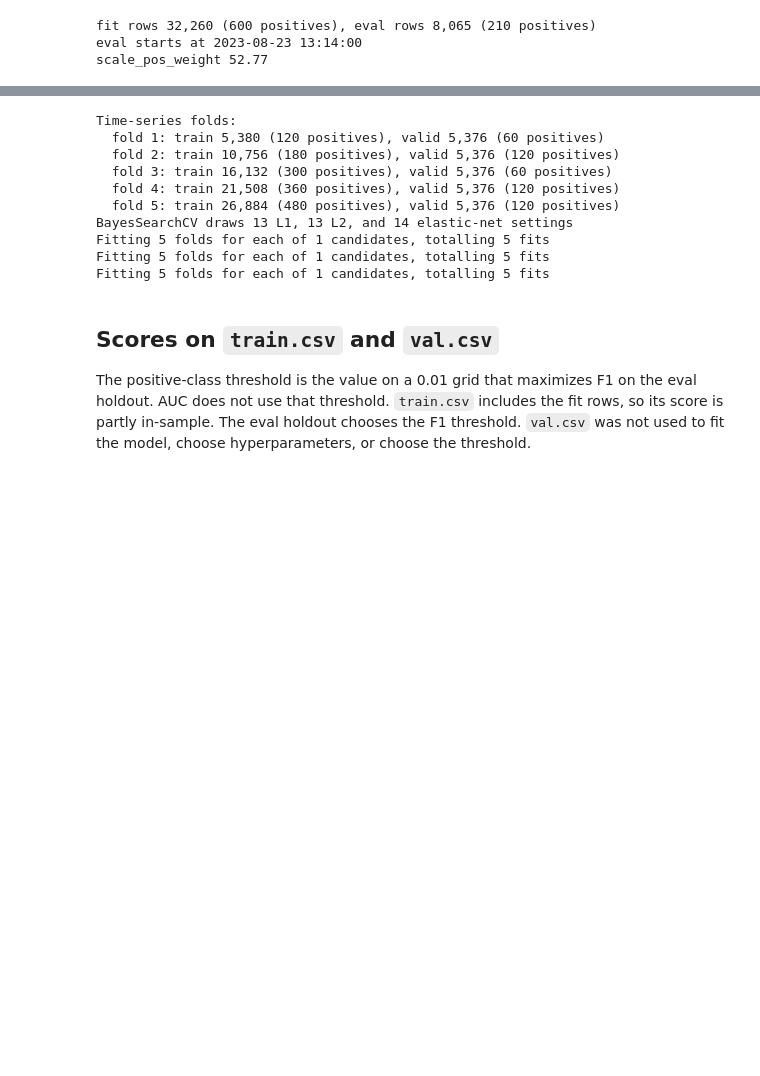
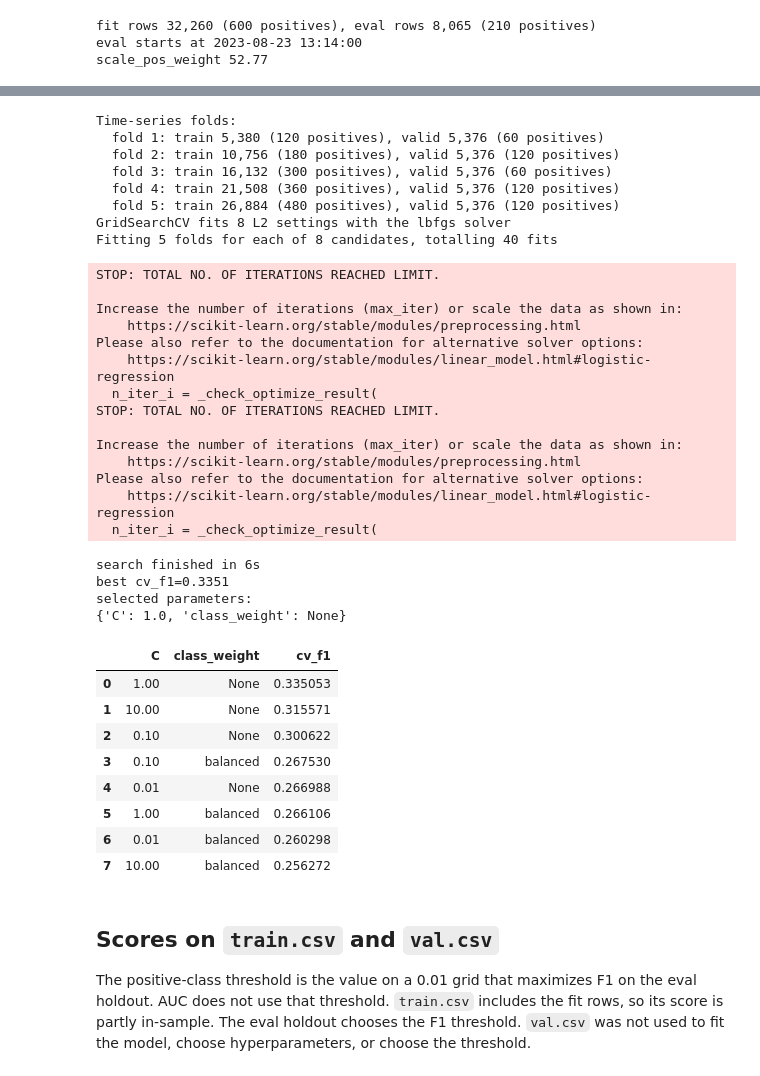
Before and after one commit to christdh00/IBM_Z_Datathon, a Jupyter notebook: logistic_regression.ipynb, the cells around one changed output, grey strips where cells are left out. Saved outputs shown, nothing was run; the diff lists cells and outputs as text; code cells hidden in the pictures; blank space fills up the shorter version.

```diff
--- a/logistic_regression.ipynb
+++ b/logistic_regression.ipynb
@@ -16,9 +16,7 @@ import numpy as np
 import pandas as pd
 from sklearn.linear_model import LogisticRegression
 from sklearn.metrics import f1_score, roc_auc_score
-from sklearn.model_selection import TimeSeriesSplit
-from skopt import BayesSearchCV
-from skopt.space import Categorical, Real
+from sklearn.model_selection import GridSearchCV, TimeSeriesSplit
 
 from pipeline_functions import encode_oxygen_over_threshold, lag_window
 
@@ -30,11 +28,10 @@ TARGET = "PW_0.5h"
 READING_WINDOW = 30
 EVAL_FRACTION = 0.20
 N_SPLITS = 5
-N_TRIALS = 40
 RANDOM_SEED = 42
 
-# saga accepts L1, L2, and elastic net. The cap is a convergence budget, not a searched parameter.
-MAX_ITER = 5000
+# lbfgs fits an L2 penalty and stops when it converges. This is only a cap.
+MAX_ITER = 200
 # %% [markdown]
 ## Load and lag
 
@@ -140,21 +137,10 @@ def validation_f1(estimator, features, labels):
     return best_f1(labels, proba)
 
 
-def penalty_space(penalty):
-    space = {
-        "penalty": Categorical([penalty]),
-        "C": Real(1e-3, 1e3, prior="log-uniform"),
-        "class_weight": Categorical([None, "balanced"]),
-        "fit_intercept": Categorical([True, False]),
-    }
-    if penalty == "elasticnet":
-        space["l1_ratio"] = Real(0.0, 1.0)
-    return space
-
-
-l1_trials = N_TRIALS // 3
-l2_trials = N_TRIALS // 3
-elastic_trials = N_TRIALS - l1_trials - l2_trials
+param_grid = {
+    "C": [0.01, 0.1, 1.0, 10.0],
+    "class_weight": [None, "balanced"],
+}
 
 print("Time-series folds:")
 splitter = TimeSeriesSplit(n_splits=N_SPLITS)
@@ -165,61 +151,81 @@ for fold, (train_idx, valid_idx) in enumerate(splitter.split(X_fit), start=1):
         f"  fold {fold}: train {len(train_idx):,} ({int(y_fit.iloc[train_idx].sum())} positives), "
         f"valid {len(valid_idx):,} ({int(y_fit.iloc[valid_idx].sum())} positives)"
     )
-print(
-    f"BayesSearchCV draws {l1_trials} L1, {l2_trials} L2, and {elastic_trials} elastic-net settings"
-)
+n_settings = len(param_grid["C"]) * len(param_grid["class_weight"])
+print(f"GridSearchCV fits {n_settings} L2 settings with the lbfgs solver")
 
-search = BayesSearchCV(
+search = GridSearchCV(
     LogisticRegression(
-        solver="saga",
+        penalty="l2",
+        solver="lbfgs",
         max_iter=MAX_ITER,
         random_state=RANDOM_SEED,
     ),
-    [
-        (penalty_space("l1"), l1_trials),
-        (penalty_space("l2"), l2_trials),
-        (penalty_space("elasticnet"), elastic_trials),
-    ],
+    param_grid,
     cv=splitter,
     scoring=validation_f1,
     n_jobs=-1,
     refit=True,
-    random_state=RANDOM_SEED,
     verbose=1,
 )
 started = time.perf_counter()
 search.fit(X_fit, y_fit)
 final_model = search.best_estimator_
 print(f"\nsearch finished in {time.perf_counter() - started:.0f}s")
 print(f"best cv_f1={search.best_score_:.4f}")
 print("selected parameters:")
 print(dict(search.best_params_))
 
 trial_results = (
     pd.DataFrame(
         [
             {**params, "cv_f1": score}
             for params, score in zip(
                 search.cv_results_["params"],
                 search.cv_results_["mean_test_score"],
             )
         ]
     )
     .sort_values("cv_f1", ascending=False)
     .reset_index(drop=True)
 )
 trial_results
 # %% [output]
 Time-series folds:
   fold 1: train 5,380 (120 positives), valid 5,376 (60 positives)
   fold 2: train 10,756 (180 positives), valid 5,376 (120 positives)
   fold 3: train 16,132 (300 positives), valid 5,376 (60 positives)
   fold 4: train 21,508 (360 positives), valid 5,376 (120 positives)
   fold 5: train 26,884 (480 positives), valid 5,376 (120 positives)
-BayesSearchCV draws 13 L1, 13 L2, and 14 elastic-net settings
-Fitting 5 folds for each of 1 candidates, totalling 5 fits
-Fitting 5 folds for each of 1 candidates, totalling 5 fits
-Fitting 5 folds for each of 1 candidates, totalling 5 fits
+GridSearchCV fits 8 L2 settings with the lbfgs solver
+Fitting 5 folds for each of 8 candidates, totalling 40 fits
+STOP: TOTAL NO. OF ITERATIONS REACHED LIMIT.
+
+Increase the number of iterations (max_iter) or scale the data as shown in:
+    https://scikit-learn.org/stable/modules/preprocessing.html
+Please also refer to the documentation for alternative solver options:
+    https://scikit-learn.org/stable/modules/linear_model.html#logistic-regression
+  n_iter_i = _check_optimize_result(
+STOP: TOTAL NO. OF ITERATIONS REACHED LIMIT.
+
+Increase the number of iterations (max_iter) or scale the data as shown in:
+    https://scikit-learn.org/stable/modules/preprocessing.html
+Please also refer to the documentation for alternative solver options:
+    https://scikit-learn.org/stable/modules/linear_model.html#logistic-regression
+  n_iter_i = _check_optimize_result(
+search finished in 6s
+best cv_f1=0.3351
+selected parameters:
+{'C': 1.0, 'class_weight': None}
+|  | C | class_weight | cv_f1 |
+| 0 | 1.00 | None | 0.335053 |
+| 1 | 10.00 | None | 0.315571 |
+| 2 | 0.10 | None | 0.300622 |
+| 3 | 0.10 | balanced | 0.267530 |
+| 4 | 0.01 | None | 0.266988 |
+| 5 | 1.00 | balanced | 0.266106 |
+| 6 | 0.01 | balanced | 0.260298 |
+| 7 | 10.00 | balanced | 0.256272 |
 # %% [markdown]
 ## Scores on `train.csv` and `val.csv`
 
```
Also changed, not shown: parts of 4 cells of this notebook, 4 other files.
